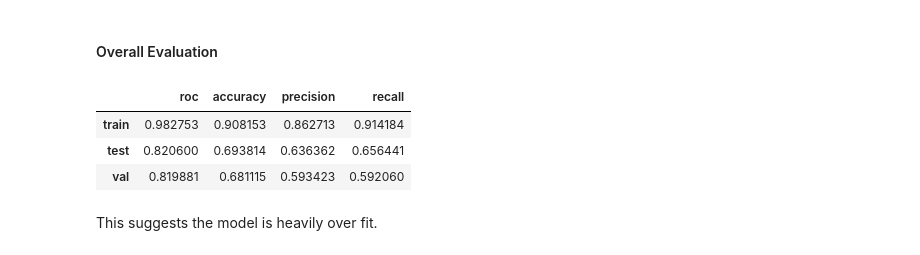
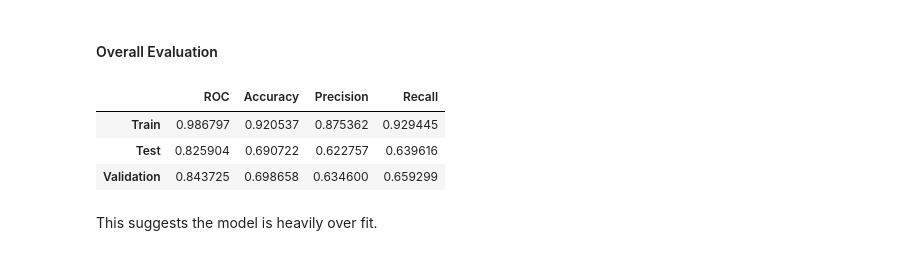
Before and after one commit to j4mes12/ITDA_Coursework, a Jupyter notebook: Task 1/Task 1.ipynb, the cells around one changed output. Cells and saved outputs as stored; diff of their text form; code cells hidden in the pictures.

```diff
--- a/Task 1/Task 1.ipynb
+++ b/Task 1/Task 1.ipynb
@@ -297,19 +313,21 @@ nb_tuned_params = nb_study.best_params.copy()
 nb_tuned = MultinomialNB(**nb_tuned_params).fit(**train_data)
 # %% [markdown]
 #### Overall Evaluation
-# %%
-model_metrics = {
-    'train' : get_model_metrics(nb_tuned, **train_data),
-    'test' : get_model_metrics(nb_tuned, **test_data),
-    'val' : get_model_metrics(nb_tuned, **val_data)
-}
-
-pd.DataFrame(model_metrics).T
-# %% [output]
-|  | roc | accuracy | precision | recall |
-| train | 0.982753 | 0.908153 | 0.862713 | 0.914184 |
-| test | 0.820600 | 0.693814 | 0.636362 | 0.656441 |
-| val | 0.819881 | 0.681115 | 0.593423 | 0.592060 |
+# %%
+# Calculate model metrics for each dataset
+model_metrics = {
+    'Train' : f.evaluate_model(nb_tuned, **train_data),
+    'Test' : f.evaluate_model(nb_tuned, **test_data),
+    'Validation' : f.evaluate_model(nb_tuned, **val_data)
+}
+
+# Display metrics in a dataframe
+pd.DataFrame(model_metrics).T
+# %% [output]
+|  | ROC | Accuracy | Precision | Recall |
+| Train | 0.986797 | 0.920537 | 0.875362 | 0.929445 |
+| Test | 0.825904 | 0.690722 | 0.622757 | 0.639616 |
+| Validation | 0.843725 | 0.698658 | 0.634600 | 0.659299 |
 # %% [markdown]
 This suggests the model is heavily over fit.
 # %% [markdown]
```
Also changed, not shown: parts of 14 cells of this notebook, 1 other file.
